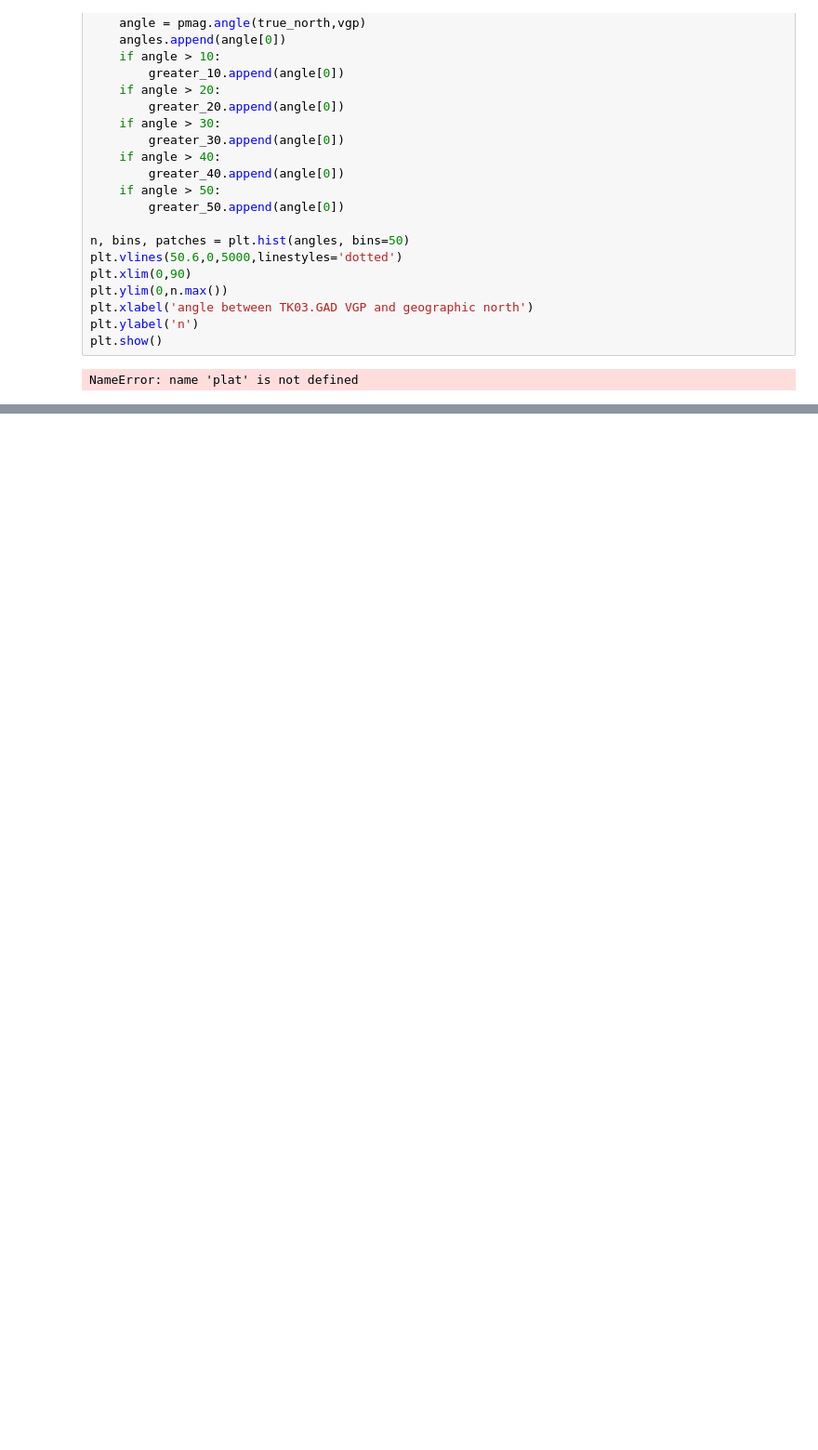
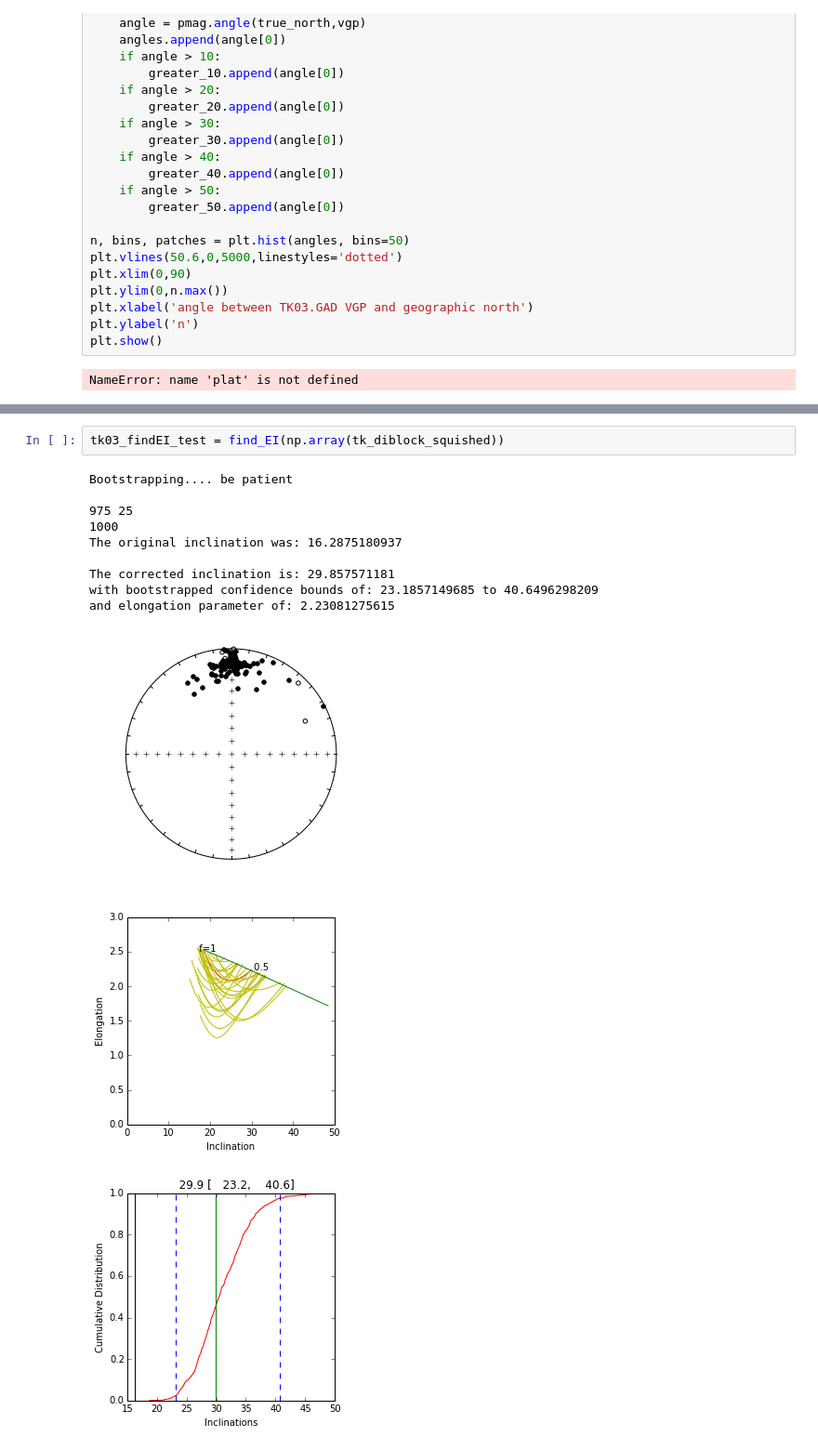
Before and after one commit to lfairchild/ipmag_development, a Jupyter notebook: ipmag_development.ipynb, the cells around one changed output, grey strips where cells are left out. Shown at 93% size. Saved outputs shown, nothing was run; the diff lists cells and outputs as text; blank space fills up the shorter version.

```diff
--- a/ipmag_development.ipynb
+++ b/ipmag_development.ipynb
@@ -474,0 +419,15 @@ NameError: name 'plat' is not defined
+# %%
+tk03_findEI_test = find_EI(np.array(tk_diblock_squished))
+# %% [output]
+Bootstrapping.... be patient
+
+975 25
+1000
+The original inclination was: 16.2875180937
+
+The corrected inclination is: 29.857571181
+with bootstrapped confidence bounds of: 23.1857149685 to 40.6496298209
+and elongation parameter of: 2.23081275615
+[figure, added]
+[figure, added]
+[figure, added]
```
Also changed, not shown: parts of 30 cells of this notebook.
